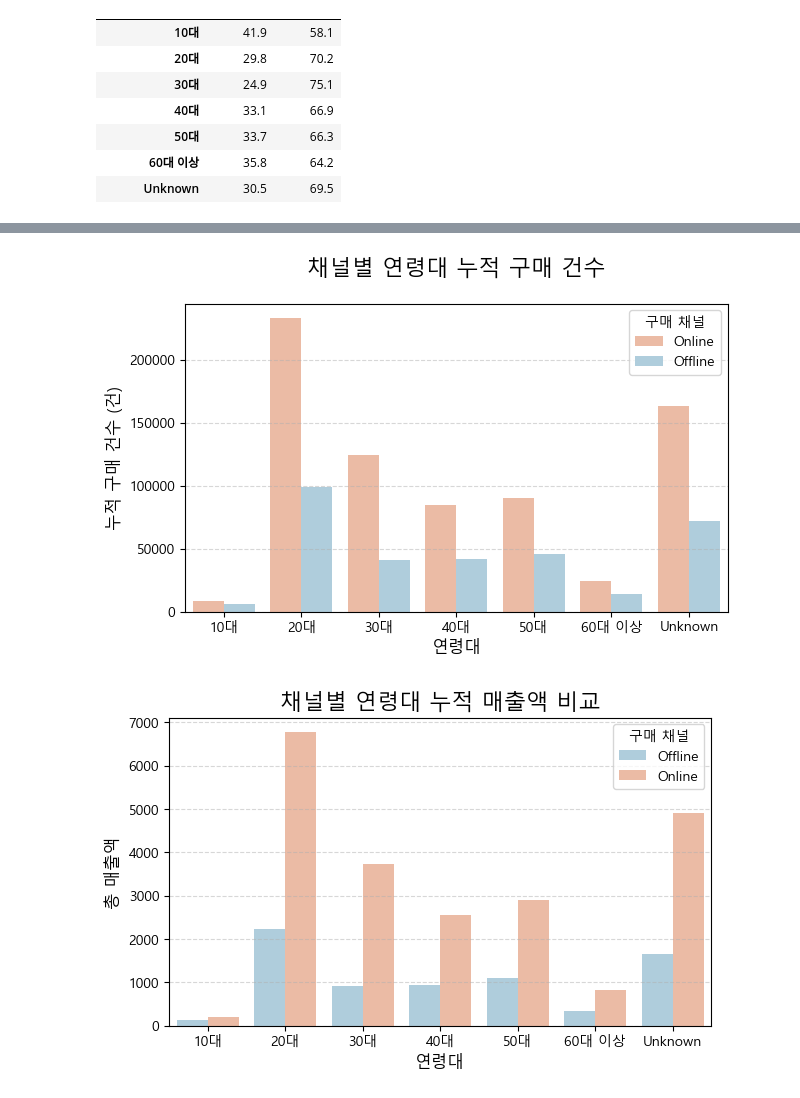
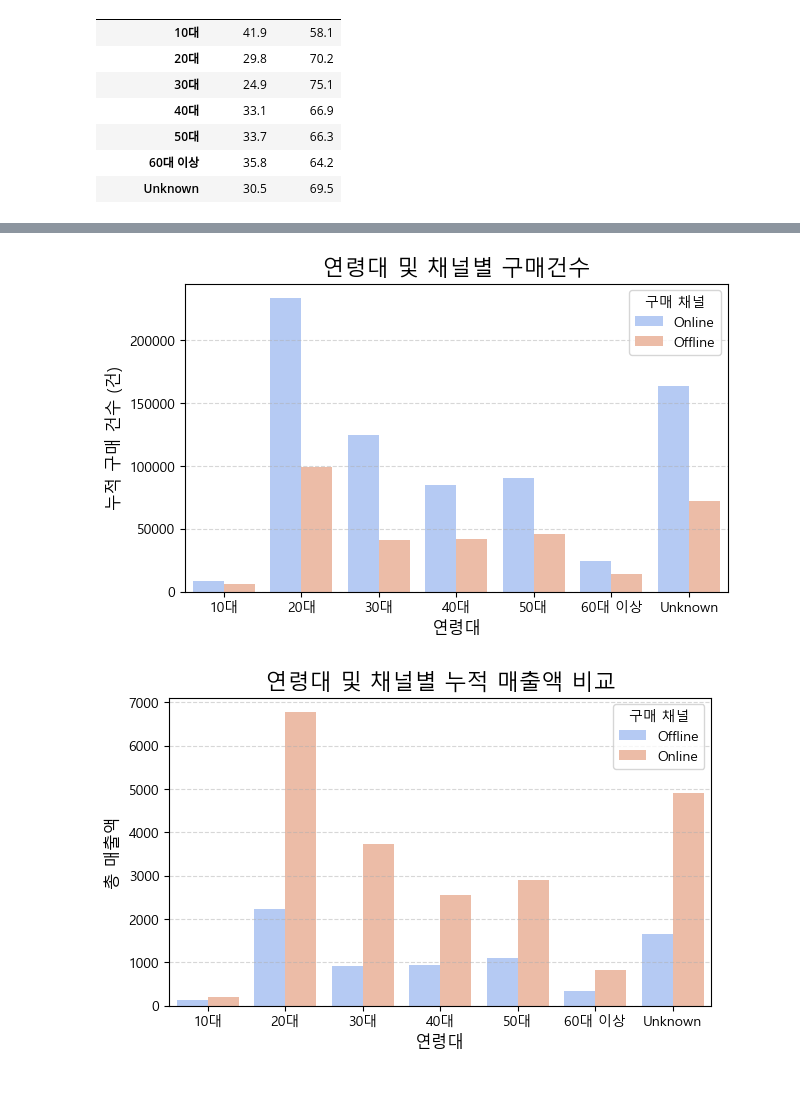
Before and after one commit to yoohengu/cross-gen-biz-analysis, a Jupyter notebook: notebooks/chanhui_eda/hm_2020_business_insight.ipynb, the cells around one changed output, grey strips where cells are left out. Saved outputs shown, nothing was run; the diff lists cells and outputs as text; code cells hidden in the pictures.

```diff
--- a/notebooks/chanhui_eda/hm_2020_business_insight.ipynb
+++ b/notebooks/chanhui_eda/hm_2020_business_insight.ipynb
@@ -43,13 +43,9 @@ Kaggle 공개 표본으로 전체 고객을 대표하지 않는다.
 # %%
 import pandas as pd
 
-# df_art = pd.read_csv("../../data/articles_hm.csv")
-# df_cust = pd.read_csv("../../data/customer_hm.csv")
-# df_tran = pd.read_csv("../../data/transactions_hm.csv")
-
-df_cust = pd.read_csv("../../SOL_analysis/customer_hm.csv")
-df_tran = pd.read_csv("../../SOL_analysis/transactions_hm.csv")
-df_art = pd.read_csv("../../SOL_analysis/articles_hm.csv")
+df_art = pd.read_csv("../../h&m dataset/articles_hm.csv")
+df_cust = pd.read_csv("../../h&m dataset/customer_hm.csv")
+df_tran = pd.read_csv("../../h&m dataset/transactions_hm.csv")
 
 df_tran.head()
 # %% [output]
@@ -941,0 +865,8 @@ plt.show()
+# %%
+cat_cols = [
+    'FN', 'Active', 'club_member_status',
+    'fashion_news_frequency', 'age_segment'
+]
+
+final_df[cat_cols] = final_df[cat_cols].astype('object').fillna('Unknown')
+final_df[cat_cols].isnull().sum()
@@ -1125,23 +1036,25 @@ Name: count, dtype: int64
 # %%
 ##연령대 및 채널별 구매건수
+import matplotlib.pyplot as plt
+import seaborn as sns
 plt.figure(figsize=(7, 4))
 
 sns.countplot(
     data=final_df,
     x='age_segment',
     hue='channel',
     order=['10대', '20대', '30대', '40대', '50대', '60대 이상', 'Unknown'],
-    palette='RdBu'
+    palette='coolwarm'
 )
 
-plt.title('채널별 연령대 누적 구매 건수', fontsize=16, pad=20)
+plt.title('연령대 및 채널별 구매건수', fontsize=16)
 plt.xlabel('연령대', fontsize=12)
-plt.ylabel('누적 구매 건수 (건)', fontsize=12)  #df_merged 행의 개수(=거래 개수)
+plt.ylabel('누적 구매 건수 (건)', fontsize=12)
 plt.legend(title='구매 채널')
 plt.grid(axis='y', linestyle='--', alpha=0.5)
 plt.show()
 # %% [output]
-[figure, old version]
+[figure, new version]
 # %%
 ## 연령대 및 채널별 누적 매출액
 df_sales = final_df.groupby(['age_segment', 'channel'])['price'].sum().reset_index()
@@ -1152,16 +1065,16 @@ sns.barplot(
     x='age_segment',
     y='price',
     hue='channel',
-    palette='RdBu_r',
+    palette='coolwarm',
     order=['10대', '20대', '30대', '40대', '50대', '60대 이상', 'Unknown']
 )
 
-plt.title('채널별 연령대 누적 매출액 비교', fontsize=16)
+plt.title('연령대 및 채널별 누적 매출액 비교', fontsize=16)
 plt.xlabel('연령대', fontsize=12)
 plt.ylabel('총 매출액', fontsize=12)
-plt.legend(title='구매 채널', loc='upper right')
+plt.legend(title='구매 채널')
 plt.grid(axis='y', linestyle='--', alpha=0.5)
 
 plt.show()
 # %% [output]
-[figure, old version]
+[figure, new version]
```
Also changed, not shown: parts of 61 cells of this notebook.
